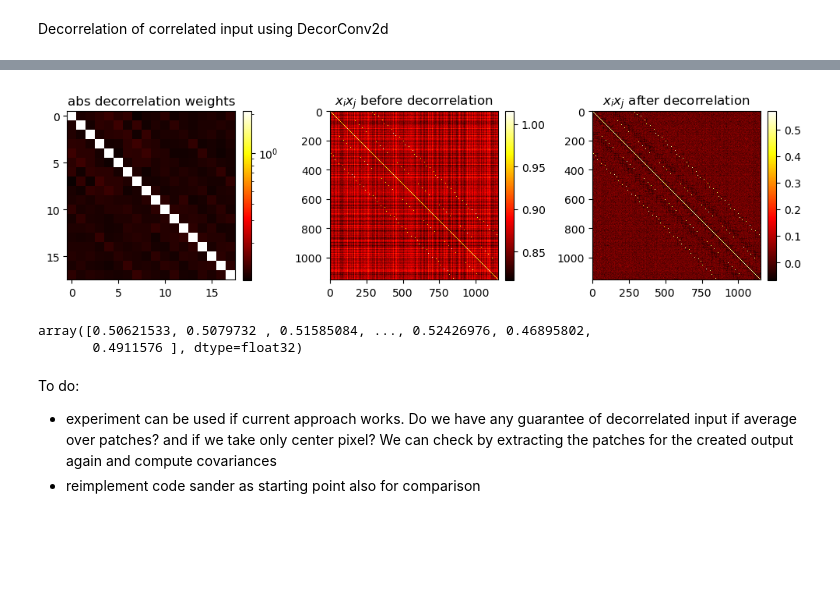
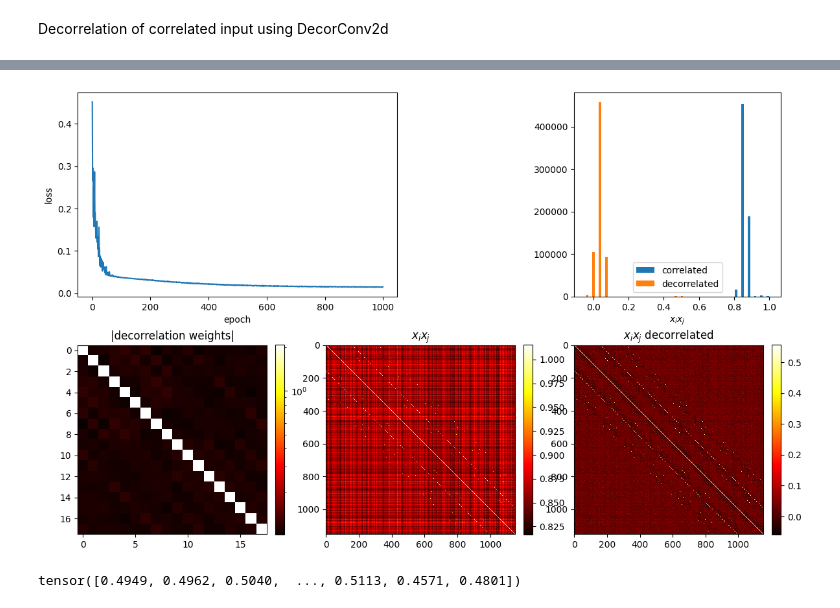
Before and after one commit to artcogsys/decorbp, a Jupyter notebook: examples/decorrelation_analysis.ipynb, the cells around one changed output, grey strips where cells are left out. Drawn from its saved outputs; the diff is of its cells as text; code cells hidden in the pictures; blank space fills up the shorter version.

```diff
--- a/examples/decorrelation_analysis.ipynb
+++ b/examples/decorrelation_analysis.ipynb
@@ -114,7 +119,7 @@ kernel_size=(3,3)
 num_samples=1000
 num_epochs=1000
 seed=42
-lr=1e-2 # huge loss spike at 1e-3
+lr=1e-3
 downsample_perc=0.1
 
 num_features=in_channels*height*width
@@ -128,20 +133,11 @@ d = torch.distributions.MultivariateNormal(torch.zeros(num_features), 0.1 * torc
 data = d.sample((num_examples,)).reshape(num_examples,in_channels,height,width)
 
 # create a convolutional decorrelator
-model = DecorConv2d(in_channels=in_channels, out_channels=out_channels, kernel_size=kernel_size, eta=lr, downsample_perc=downsample_perc)
+# NOTE: how many samples for effective input decorrelation? Dependence on dim?
+# nr of samples instead of perc?
+# NOTE: version for immediate non-batched decorrelation...
+model = DecorConv2d(in_channels=in_channels, out_channels=out_channels, kernel_size=kernel_size, eta=lr, variance=1.0, downsample_perc=downsample_perc)
 
 L, A1, A2 = decorrelate(num_epochs, data, model)
-
-plt.figure()
-plt.subplot(1,2,1)
-plt.plot(L)
-plt.ylabel('loss')
-plt.xlabel('epoch')
-plt.subplot(1,2,2)
-plt.hist([lower_triangular(A1, offset=0), lower_triangular(A2, offset=0)], bins=30, label=['before', 'after'])
-plt.legend()
-plt.xlabel('$x_i x_j$')
-plt.legend();
-plt.tight_layout()
 # %% [output]
 iteration 0     loss: 0.452
@@ -165,31 +160,8 @@ iteration 999   loss: 0.007
-# %%
-import matplotlib
-plt.figure(figsize=(10,4))
-plt.subplot(1,3,1)
-min = np.min(np.abs(model.weight.numpy().flatten()))
-max = np.max(np.abs(model.weight.numpy().flatten()))
-plt.imshow(np.abs(model.weight), cmap=plt.get_cmap('hot'), interpolation='nearest', norm=matplotlib.colors.LogNorm(vmin=min, vmax=max))
-plt.title('abs decorrelation weights')
-plt.colorbar(fraction=0.046, pad=0.04)
-plt.subplot(1,3,2)
-min = np.min(np.stack([A1.numpy().flatten(), A2.numpy().flatten()]))
-max = np.max(np.stack([A1.numpy().flatten(), A2.numpy().flatten()]))
-plt.imshow(A1, cmap=plt.get_cmap('hot'), interpolation='nearest') #, norm=matplotlib.colors.LogNorm(vmin=min, vmax=max))
-plt.title('$x_i x_j$ before decorrelation')
-plt.colorbar(fraction=0.046, pad=0.04)
-plt.subplot(1,3,3)
-plt.imshow(A2, cmap=plt.get_cmap('hot'), interpolation='nearest') #, norm=matplotlib.colors.LogNorm(vmin=min, vmax=max))
-plt.title('$x_i x_j$ after decorrelation')
-plt.colorbar(fraction=0.046, pad=0.04)
-plt.tight_layout()
-# %% [output]
-[figure, removed]
+# %%
+plot_results(model, L, A1, A2)
+# %% [output]
+[figure, added]
 # %%
-np.diag(A2)
+torch.diag(A2)
 # %% [output]
-array([0.50621533, 0.5079732 , 0.51585084, ..., 0.52426976, 0.46895802,
-       0.4911576 ], dtype=float32)
+tensor([0.4949, 0.4962, 0.5040,  ..., 0.5113, 0.4571, 0.4801])
-# %% [markdown]
-To do:
-- experiment can be used if current approach works. Do we have any guarantee of decorrelated input if average over patches? and if we take only center pixel? We can check by extracting the patches for the created output again and compute covariances
-- reimplement code sander as starting point also for comparison
```
Also changed, not shown: parts of 6 cells of this notebook, 1 other file.
